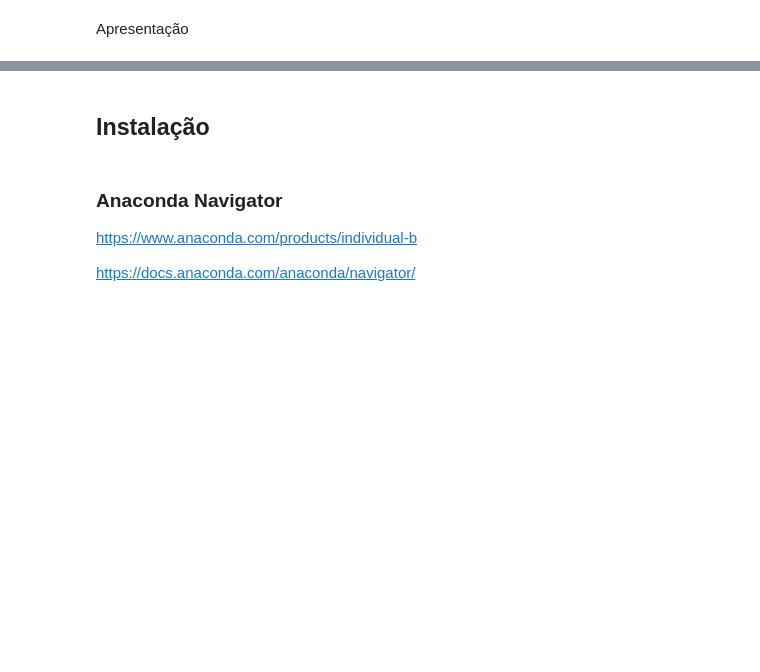
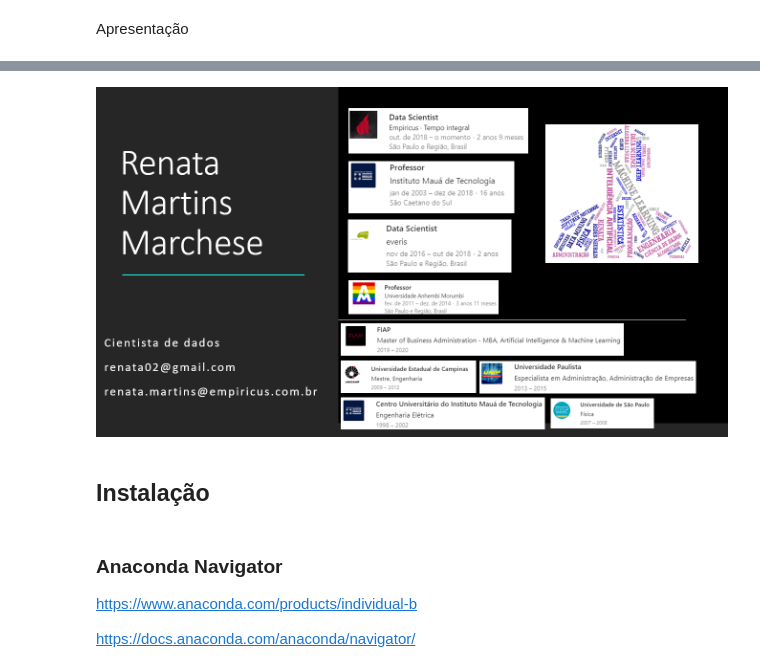
Before and after one commit to remarchese/DSdegree, a Jupyter notebook: Aula01/Instalação.ipynb, the cells around one changed output, grey strips where cells are left out. Saved outputs shown, nothing was run; the diff lists cells and outputs as text; code cells hidden in the pictures; blank space fills up the shorter version.

```diff
--- a/Aula01/Instalação.ipynb
+++ b/Aula01/Instalação.ipynb
@@ -9,3 +11,8 @@ Apresentação
+# %%
+# ![title](figs/apres.png)
+Image(filename='figs/apres.png')
+# %% [output]
+[figure, added]
 # %% [markdown]
 ## Instalação
 # %% [markdown]
```
Also changed, not shown: parts of 21 cells of this notebook, 2 other files.
